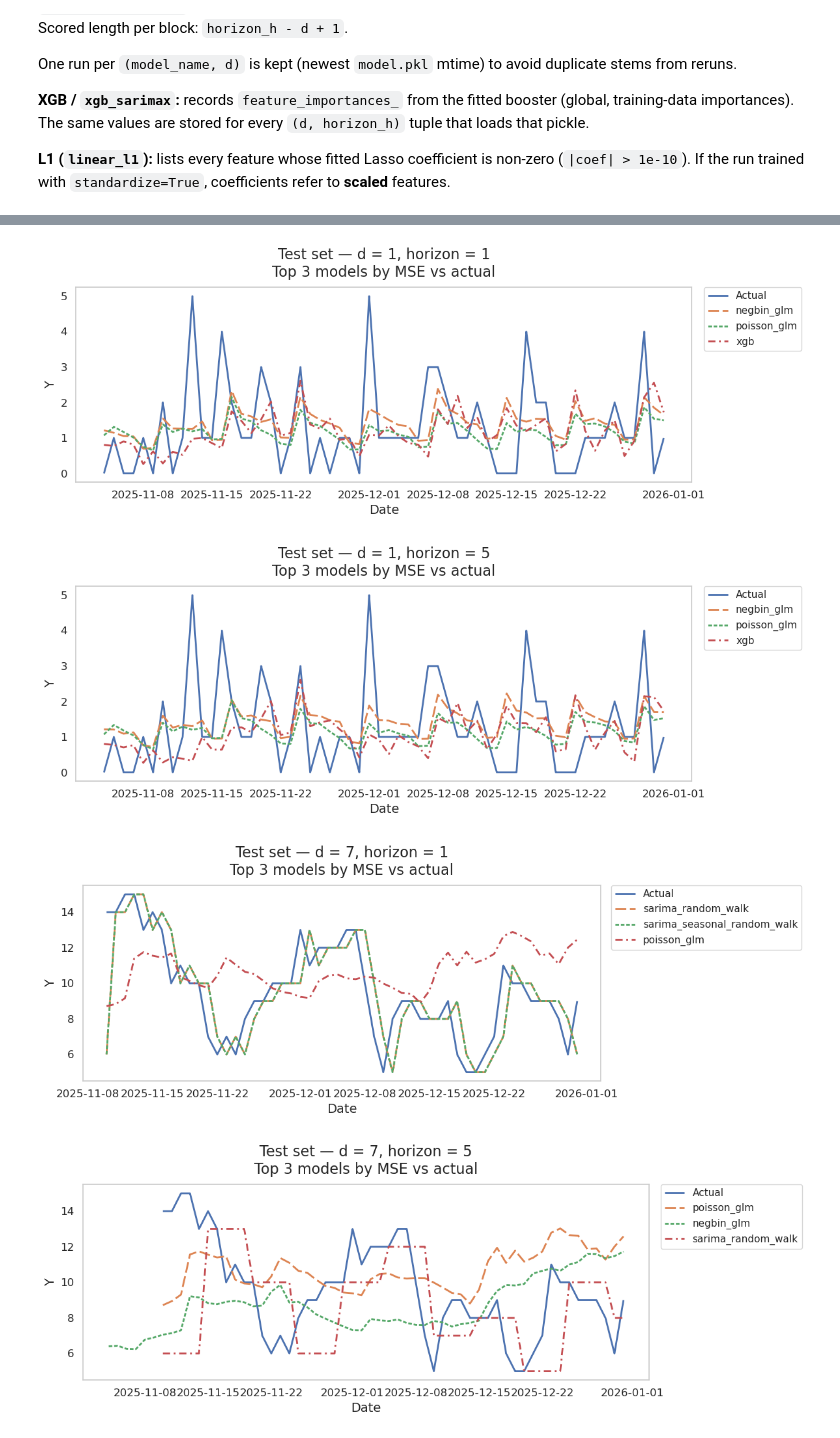
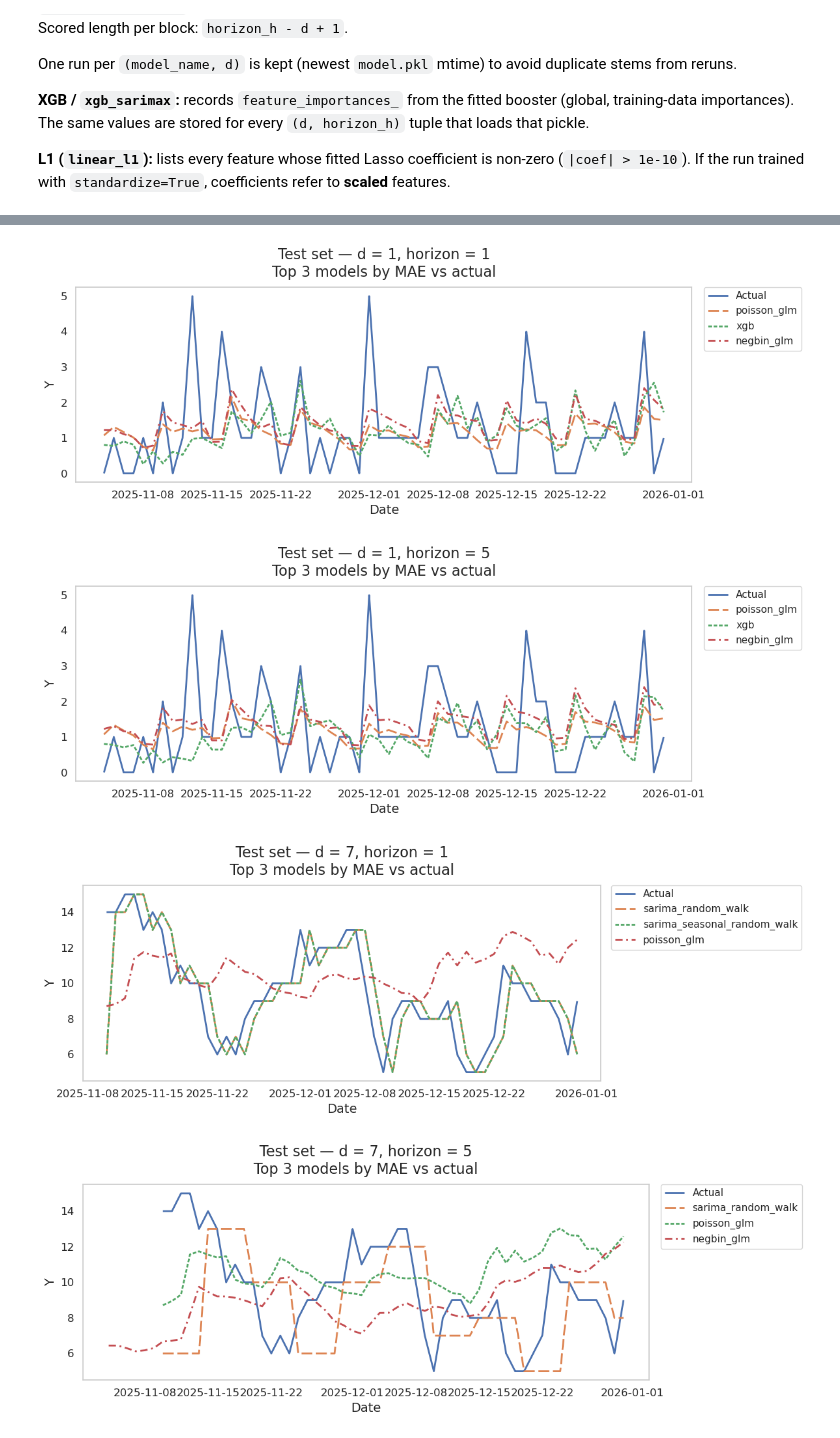
Before and after one commit to Erdos-Projects/spring-2026-dc-311, a Jupyter notebook: 5_results.ipynb, the cells around one changed output, grey strips where cells are left out. Saved outputs shown, nothing was run; the diff lists cells and outputs as text; code cells hidden in the pictures.

```diff
--- a/5_results.ipynb
+++ b/5_results.ipynb
@@ -162,7 +162,7 @@ plot_store: dict[tuple[int, int], dict] = {}
 xgb_attrib_rows: list[dict] = []
 # L1 linear: non-zero fitted coefficients (on scaled inputs if standardize=True in that run)
 l1_nonzero_rows: list[dict] = []
-
+xgb_models = dict()
 for d_req, horizon_h in DH_GRID:
     subset = catalog[catalog["d"] == d_req]
     if subset.empty:
@@ -175,6 +175,7 @@ for d_req, horizon_h in DH_GRID:
             raise RuntimeError(f"Mismatch: {stem} has d={feat_params.d}, expected {d_req}")
 
         if isinstance(model, (XGBModel, xgb_sarimax)):
+            xgb_models[(d_req, horizon_h)] = model
             imp = np.asarray(model.feature_importances_, dtype=float)
             if imp.shape[0] != len(feature_cols):
                 raise ValueError(
@@ -419,7 +391,7 @@ def plot_dh_overlay(d_req: int, horizon_h: int):
         print(f"No metrics for (d, horizon_h)={key}")
         return
 
-    top_models = sub.nsmallest(TOP_K_PLOT, "rmse")["model_name"].tolist()
+    top_models = sub.nsmallest(TOP_K_PLOT, "mae")["model_name"].tolist()
     bucket = plot_store[key]
     act = bucket["actual"]
     preds = bucket["preds"]
@@ -451,34 +423,34 @@ def plot_dh_overlay(d_req: int, horizon_h: int):
         dashes=dash_patterns,
         palette="deep",
         ax=ax,
         estimator=None,
         sort=True,
         linewidth=2,
     )
     ax.set_title(
         f"Test set — d = {d_req}, horizon = {horizon_h - d_req + 1}\n"
-        f"Top {TOP_K_PLOT} models by MSE vs actual",
+        f"Top {TOP_K_PLOT} models by MAE vs actual",
         fontsize=16,
         pad=12,
     )
     ax.set_xlabel("Date", fontsize=14)
     ax.set_ylabel("Y", fontsize=14)
     ax.tick_params(axis="both", labelsize=12)
     ax.legend(
         title=None,
         fontsize=11,
         loc="upper left",
         bbox_to_anchor=(1.02, 1.0),
         borderaxespad=0.0,
     )
     plt.tight_layout()
     plt.show()
 
 
 for d_req, horizon_h in DH_GRID:
     plot_dh_overlay(d_req, horizon_h)
 # %% [output]
-[figure, old version]
+[figure, new version]
-[figure, old version]
+[figure, new version]
 [figure]
-[figure, old version]
+[figure, new version]
```
Also changed, not shown: parts of 5 cells of this notebook, 5 other files.
